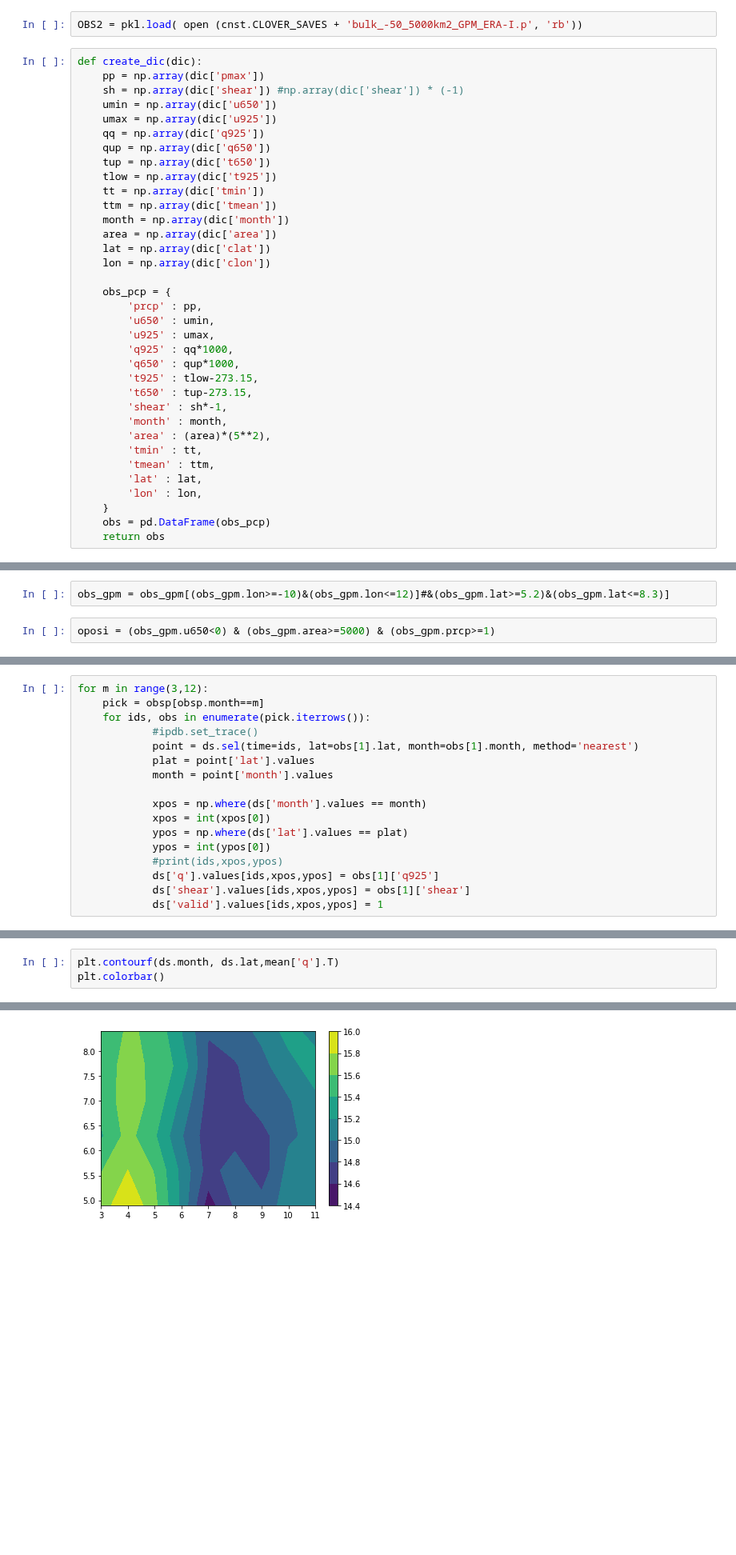
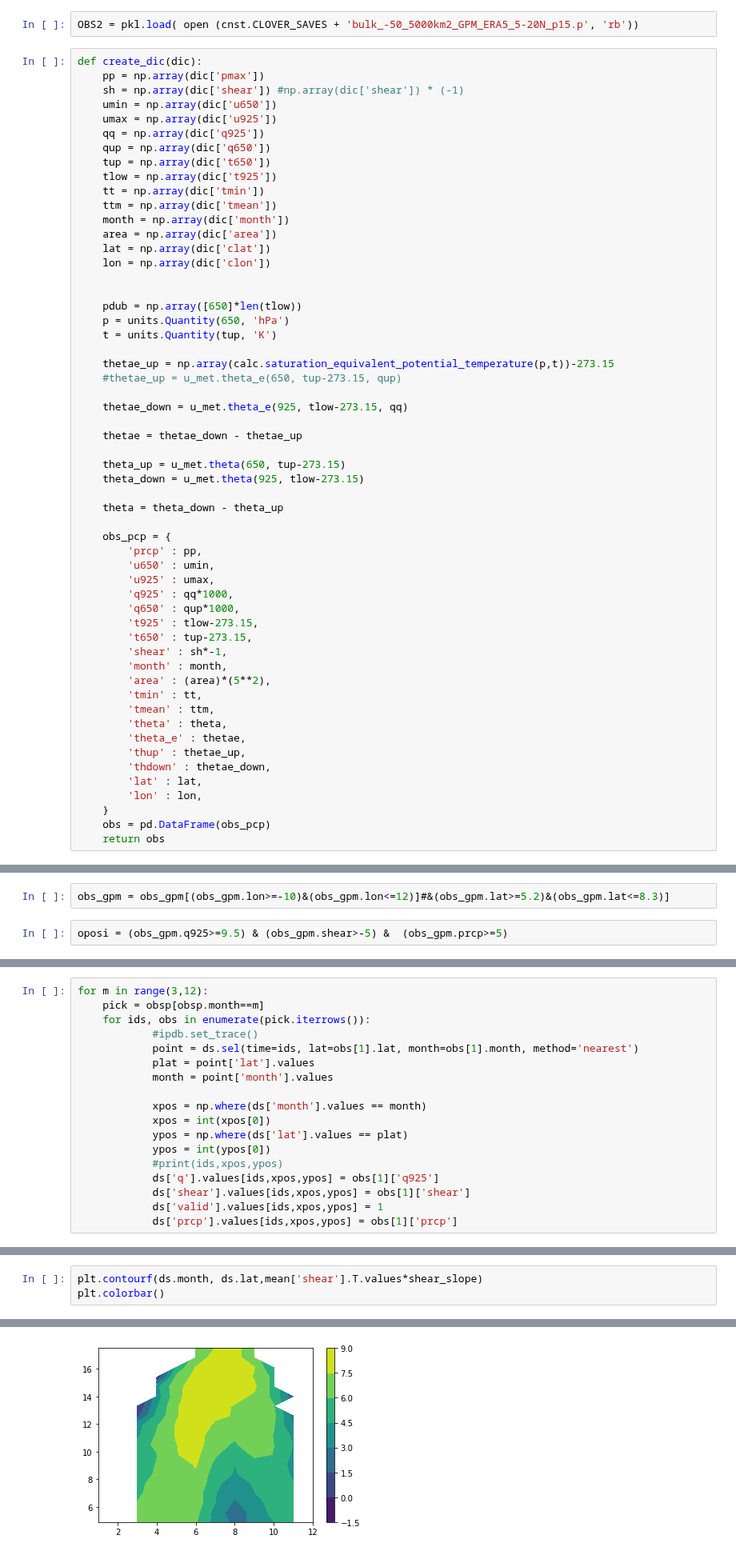
Before and after one commit to cornkle/proj_CEH, a Jupyter notebook: notebooks/CLOVER_slope_sensitivity.ipynb, the cells around one changed output, grey strips where cells are left out. Shown at 80% size. Cells and saved outputs as stored; diff of their text form; blank space fills up the shorter version.

```diff
--- a/notebooks/CLOVER_slope_sensitivity.ipynb
+++ b/notebooks/CLOVER_slope_sensitivity.ipynb
@@ -249,5 +251,5 @@ Data variables:
 # %%
-OBS2 = pkl.load( open (cnst.CLOVER_SAVES + 'bulk_-50_5000km2_GPM_ERA-I.p', 'rb'))
+OBS2 = pkl.load( open (cnst.CLOVER_SAVES + 'bulk_-50_5000km2_GPM_ERA5_5-20N_p15.p', 'rb'))
 # %%
 def create_dic(dic):
     pp = np.array(dic['pmax'])
@@ -265,6 +267,23 @@ def create_dic(dic):
     lat = np.array(dic['clat'])
     lon = np.array(dic['clon'])
 
+
+    pdub = np.array([650]*len(tlow))
+    p = units.Quantity(650, 'hPa')
+    t = units.Quantity(tup, 'K')
+
+    thetae_up = np.array(calc.saturation_equivalent_potential_temperature(p,t))-273.15
+    #thetae_up = u_met.theta_e(650, tup-273.15, qup)
+
+    thetae_down = u_met.theta_e(925, tlow-273.15, qq)
+
+    thetae = thetae_down - thetae_up
+
+    theta_up = u_met.theta(650, tup-273.15)
+    theta_down = u_met.theta(925, tlow-273.15)
+
+    theta = theta_down - theta_up
+
     obs_pcp = {
         'prcp' : pp,
         'u650' : umin,
@@ -278,6 +297,10 @@ def create_dic(dic):
         'area' : (area)*(5**2),
         'tmin' : tt,
         'tmean' : ttm,
+        'theta' : theta,
+        'theta_e' : thetae,
+        'thup' : thetae_up,
+        'thdown' : thetae_down,
         'lat' : lat,
         'lon' : lon,
     }
@@ -288,6 +311,6 @@ obs_gpm = create_dic(OBS2)
 # %%
 obs_gpm = obs_gpm[(obs_gpm.lon>=-10)&(obs_gpm.lon<=12)]#&(obs_gpm.lat>=5.2)&(obs_gpm.lat<=8.3)]
 # %%
-oposi = (obs_gpm.u650<0) & (obs_gpm.area>=5000) & (obs_gpm.prcp>=1)
+oposi = (obs_gpm.q925>=9.5) & (obs_gpm.shear>-5) &  (obs_gpm.prcp>=5)
 # %%
 obsp = obs_gpm[oposi]
@@ -315,3 +347,4 @@ for m in range(3,12):
             ds['q'].values[ids,xpos,ypos] = obs[1]['q925']
             ds['shear'].values[ids,xpos,ypos] = obs[1]['shear']
             ds['valid'].values[ids,xpos,ypos] = 1
+            ds['prcp'].values[ids,xpos,ypos] = obs[1]['prcp']
@@ -346,6 +373,6 @@ plt.colorbar()
 # %%
-plt.contourf(ds.month, ds.lat,mean['q'].T)
+plt.contourf(ds.month, ds.lat,mean['shear'].T.values*shear_slope)
 plt.colorbar()
 # %% [output]
 <matplotlib.colorbar.Colorbar at 0x...>
-[figure, old version]
+[figure, new version]
```
Also changed, not shown: parts of 46 cells of this notebook, 28 other files.
